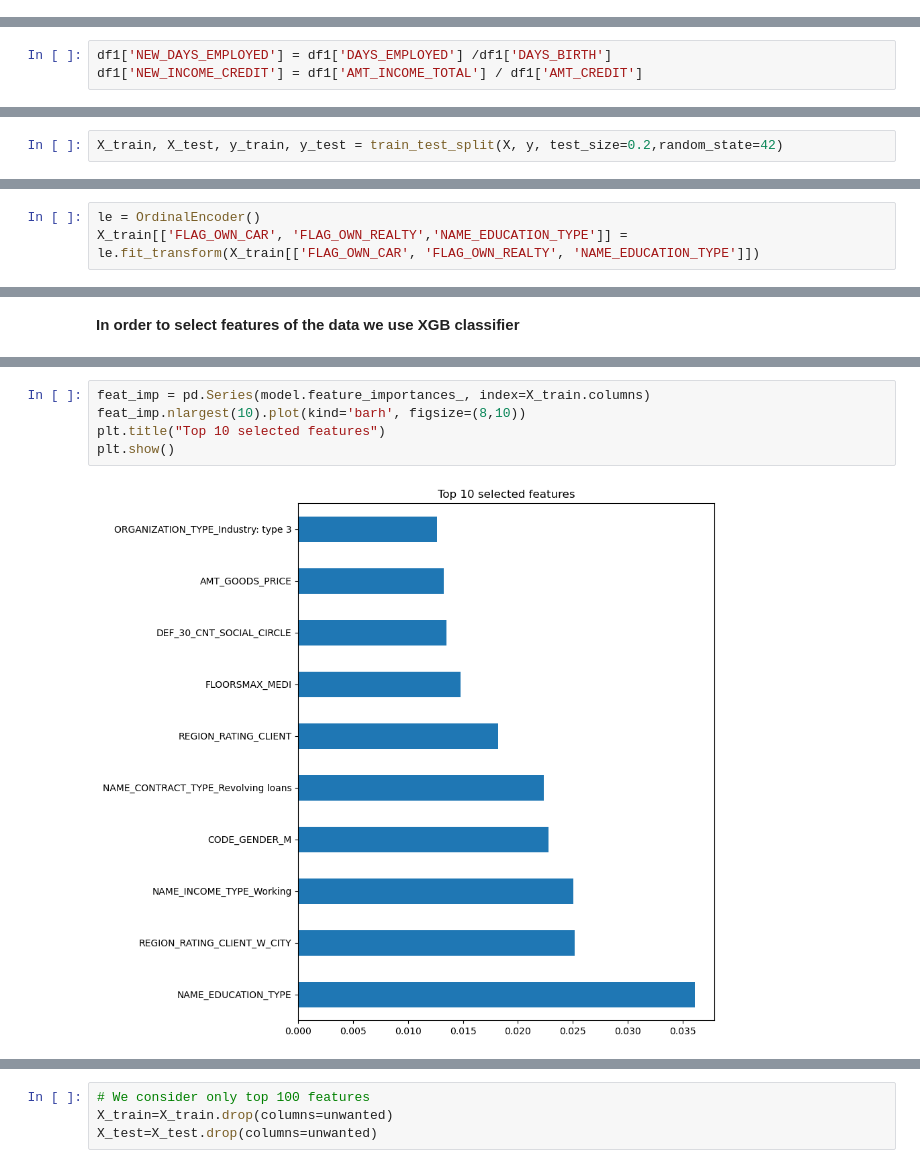
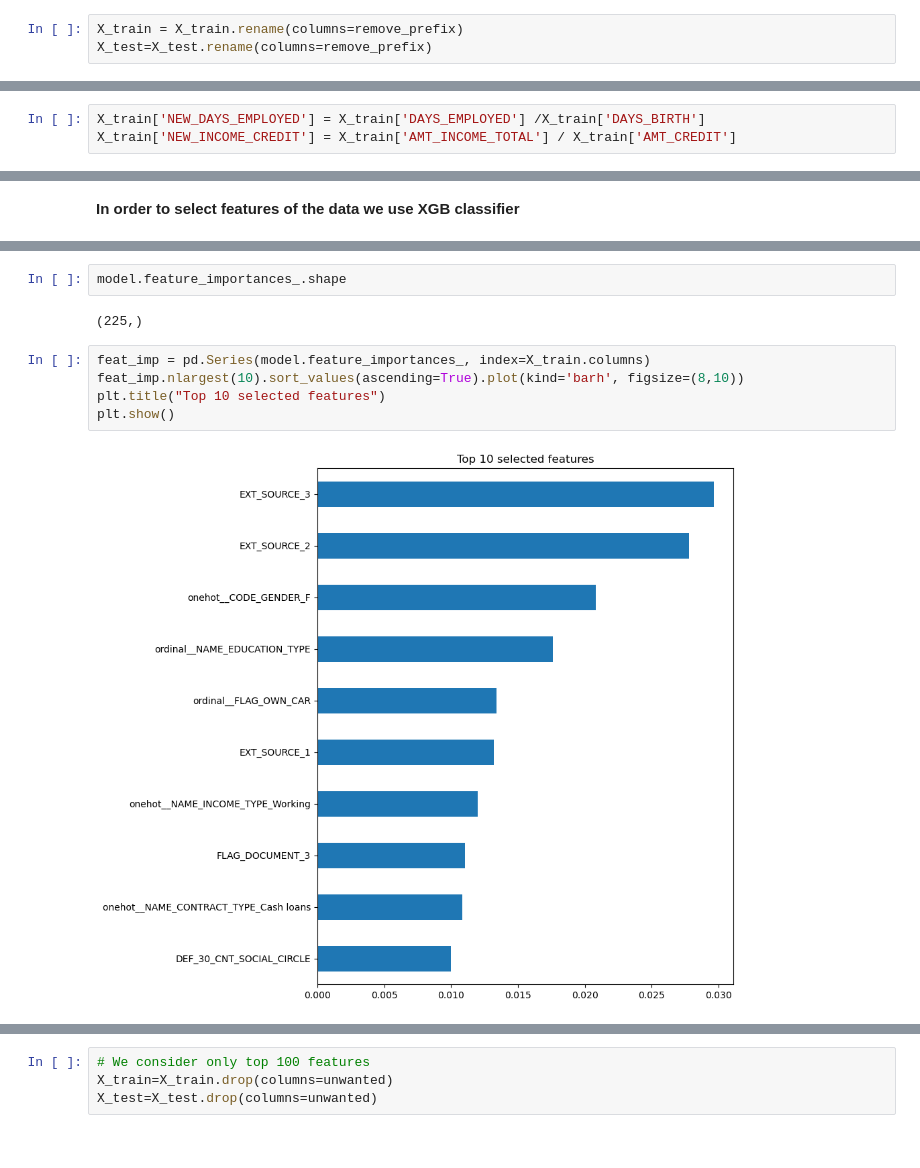
Before and after one commit to santra11/Credit-Scoring, a Jupyter notebook: scoringcredit.ipynb, the cells around one changed output, grey strips where cells are left out. Saved outputs shown, nothing was run; the diff lists cells and outputs as text.

```diff
--- a/scoringcredit.ipynb
+++ b/scoringcredit.ipynb
@@ -499,0 +553,3 @@ df1.shape
+# %%
+X_train = X_train.rename(columns=remove_prefix)
+X_test=X_test.rename(columns=remove_prefix)
@@ -500,5 +560,5 @@ df1.shape
 # %% [markdown]
 **Create two new columns**
 # %%
-df1['NEW_DAYS_EMPLOYED'] = df1['DAYS_EMPLOYED'] /df1['DAYS_BIRTH']
-df1['NEW_INCOME_CREDIT'] = df1['AMT_INCOME_TOTAL'] / df1['AMT_CREDIT']
+X_train['NEW_DAYS_EMPLOYED'] = X_train['DAYS_EMPLOYED'] /X_train['DAYS_BIRTH']
+X_train['NEW_INCOME_CREDIT'] = X_train['AMT_INCOME_TOTAL'] / X_train['AMT_CREDIT']
@@ -547,2 +564,0 @@ y = df1['TARGET']
-# %%
-X_train, X_test, y_train, y_test = train_test_split(X, y, test_size=0.2,random_state=42)
@@ -561,3 +573,0 @@ Name: TARGET, dtype: int64
-# %%
-le = OrdinalEncoder()
-X_train[['FLAG_OWN_CAR', 'FLAG_OWN_REALTY','NAME_EDUCATION_TYPE']] = le.fit_transform(X_train[['FLAG_OWN_CAR', 'FLAG_OWN_REALTY', 'NAME_EDUCATION_TYPE']])
@@ -639,7 +626,11 @@ print(model.feature_importances_)
+# %%
+model.feature_importances_.shape
+# %% [output]
+(225,)
 # %%
 feat_imp = pd.Series(model.feature_importances_, index=X_train.columns)
-feat_imp.nlargest(10).plot(kind='barh', figsize=(8,10))
+feat_imp.nlargest(10).sort_values(ascending=True).plot(kind='barh', figsize=(8,10))
 plt.title("Top 10 selected features")
 plt.show()
 # %% [output]
-[figure, old version]
+[figure, new version]
```
Also changed, not shown: parts of 128 cells of this notebook.
